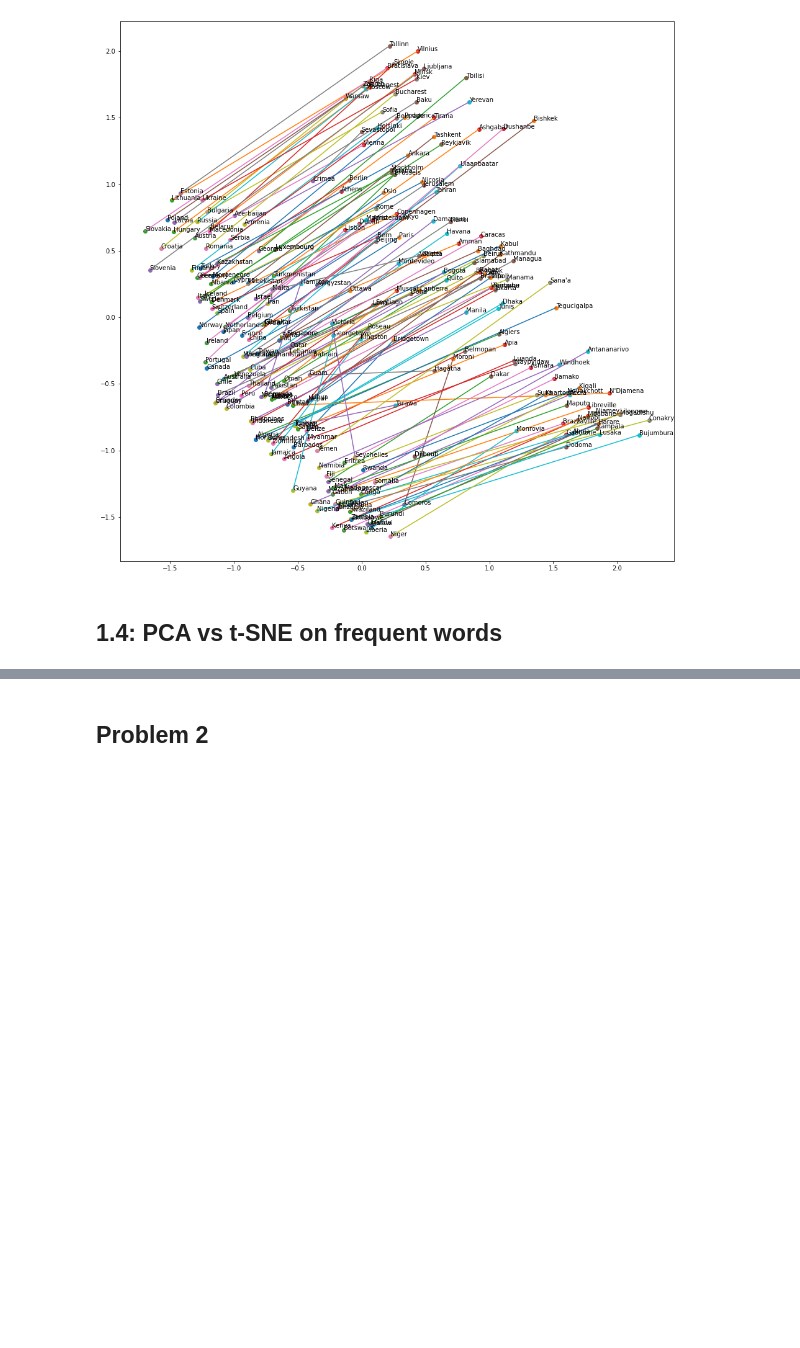
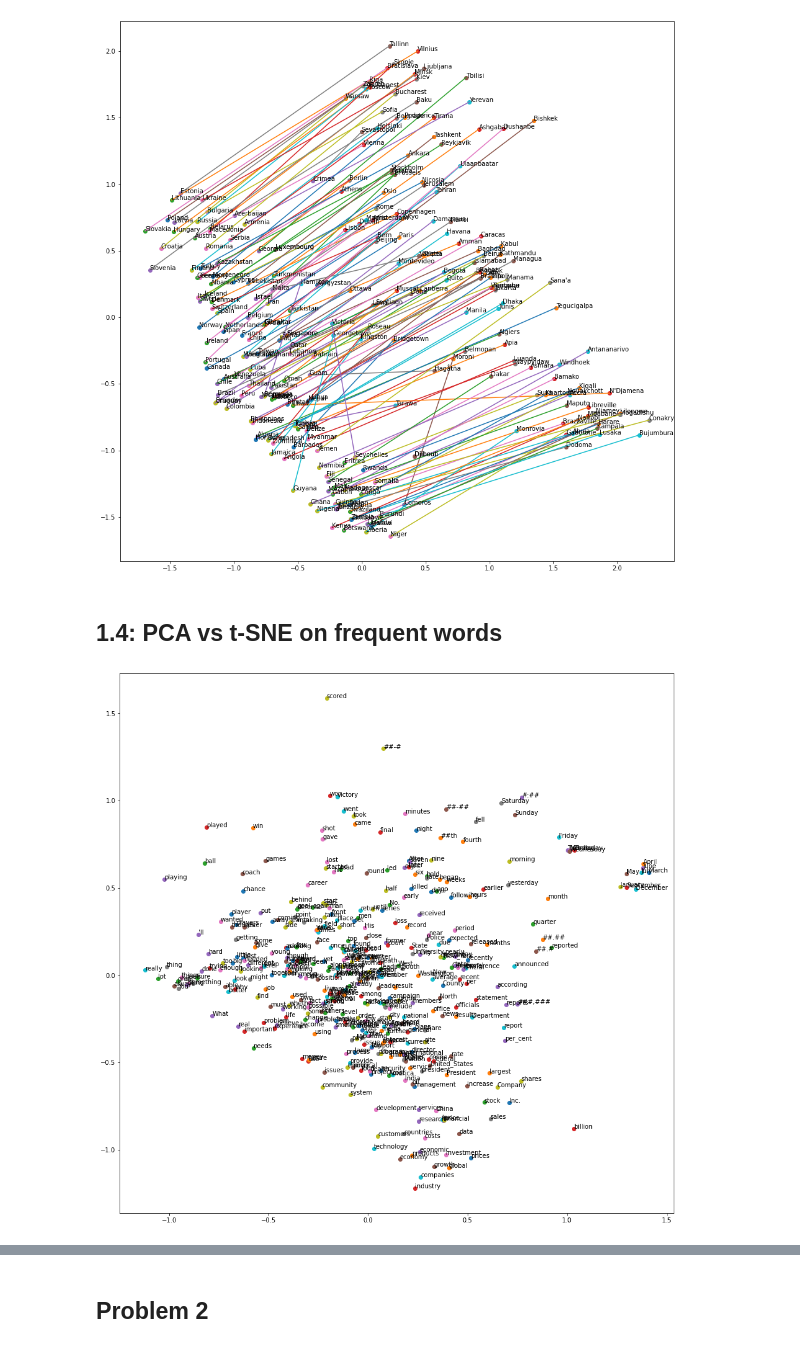
Before and after one commit to KGuzikowski/other-Uwr-stuff, a Jupyter notebook: Deep learning/Assignment 4/DL_L4.ipynb, the cells around one changed output, grey strips where cells are left out. Cells and saved outputs as stored; diff of their text form; code cells hidden in the pictures; blank space fills up the shorter version.

```diff
--- a/Deep learning/Assignment 4/DL_L4.ipynb
+++ b/Deep learning/Assignment 4/DL_L4.ipynb
@@ -411,13 +412,21 @@ for i, (x, y) in tqdm(enumerate(data_2d), desc="Please wait, I'm plotting that b
 # %% [markdown]
 ## 1.4: PCA vs t-SNE on frequent words
 # %%
+from sklearn.decomposition import PCA
+
 # Select words starting from the 200th to ommit stop words,
 # which have at least 3 chars
-top_words = [w for (i,w) in enumerate(ftext.idx2word) \
+top_words = [w for i, w in enumerate(word2vec.idx2word) \
              if i > 200 and len(w) >= 3][:400]
-top_inds = [ftext.word2idx[w] for w in top_words]
+top_inds = [word2vec.word2idx[w] for w in top_words]
+X = word2vec.vec[top_inds]
 
+pca = PCA(n_components=2)
+data_2d = pca.fit_transform(X)
 
-#
-# TODO: make a 2D PCA projection of the selected words.
-#
+figsize(16, 16)
+for i, (x, y) in tqdm(enumerate(data_2d), desc="Please wait, I'm plotting that bad boy..."):
+    plt.scatter(x, y)
+    plt.annotate(top_words[i], xy=(x, y))
+# %% [output]
+[figure, added]
```
Also changed, not shown: parts of 6 cells of this notebook.
